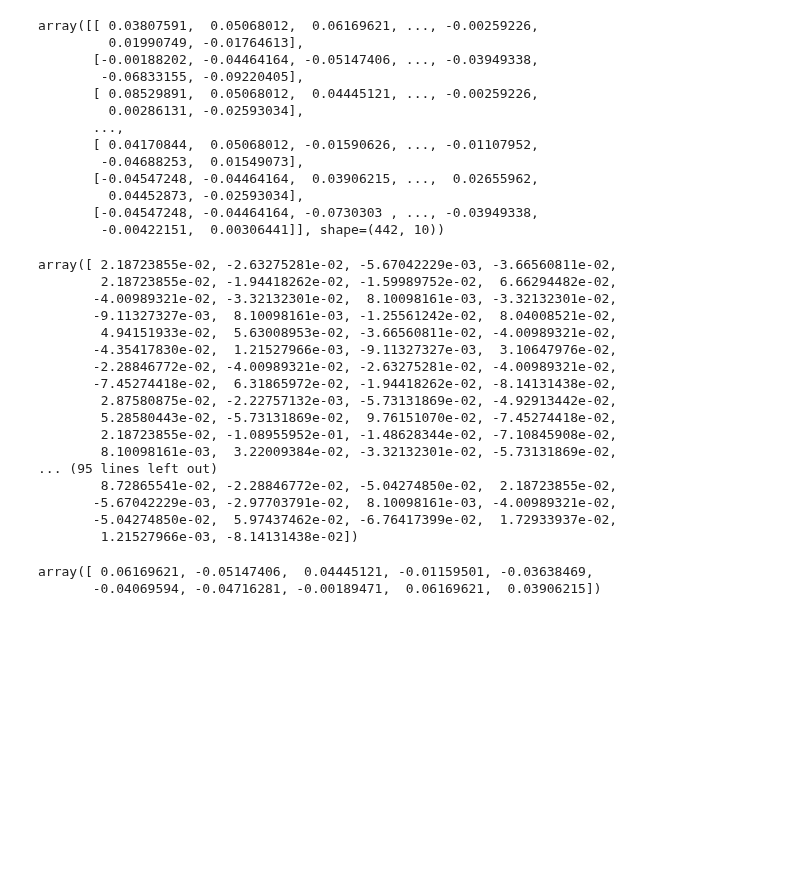
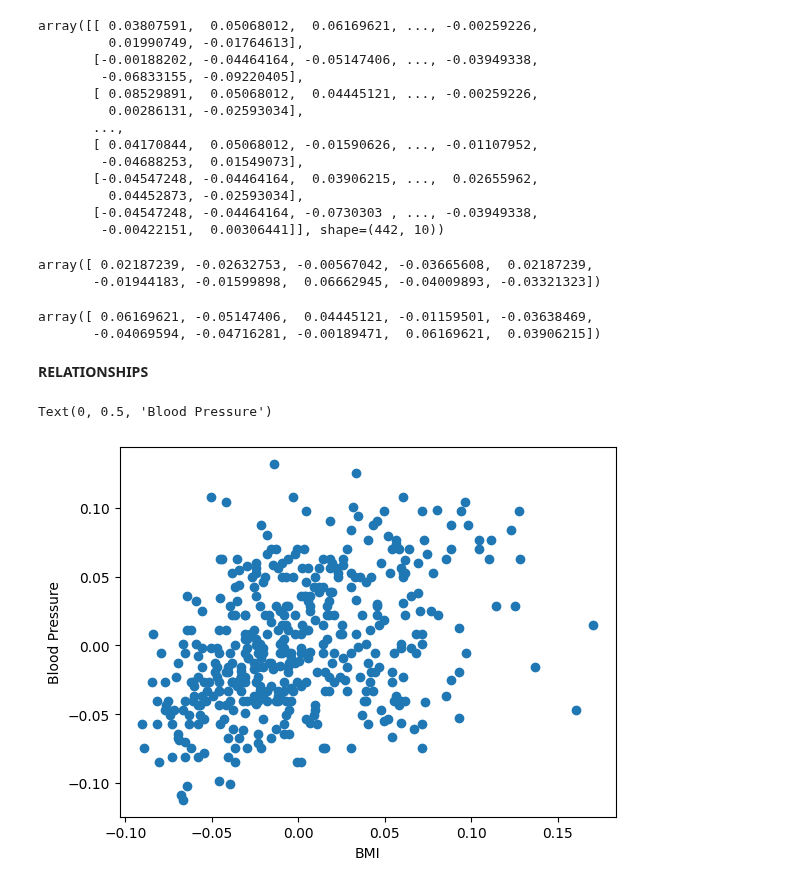
Before and after one commit to Glogover/principles_of_data_analytics, a Jupyter notebook: scatterplots.ipynb, the cells around one changed output. Saved outputs shown, nothing was run; the diff lists cells and outputs as text; code cells hidden in the pictures; blank space fills up the shorter version.

```diff
--- a/scatterplots.ipynb
+++ b/scatterplots.ipynb
@@ -78,26 +78,11 @@ array([[ 0.03807591,  0.05068012,  0.06169621, ..., -0.00259226,
 # Blood pressure
 bp = diabetes.data[:, 3] # The same as: [0:len(data), 3] The column at index 3 (the fourth column)
 
-# Show
-bp
+# Show first ten
+bp[:10]
 # %% [output]
-array([ 2.18723855e-02, -2.63275281e-02, -5.67042229e-03, -3.66560811e-02,
-        2.18723855e-02, -1.94418262e-02, -1.59989752e-02,  6.66294482e-02,
-       -4.00989321e-02, -3.32132301e-02,  8.10098161e-03, -3.32132301e-02,
-       -9.11327327e-03,  8.10098161e-03, -1.25561242e-02,  8.04008521e-02,
-        4.94151933e-02,  5.63008953e-02, -3.66560811e-02, -4.00989321e-02,
-       -4.35417830e-02,  1.21527966e-03, -9.11327327e-03,  3.10647976e-02,
-       -2.28846772e-02, -4.00989321e-02, -2.63275281e-02, -4.00989321e-02,
-       -7.45274418e-02,  6.31865972e-02, -1.94418262e-02, -8.14131438e-02,
-        2.87580875e-02, -2.22757132e-03, -5.73131869e-02, -4.92913442e-02,
-        5.28580443e-02, -5.73131869e-02,  9.76151070e-02, -7.45274418e-02,
-        2.18723855e-02, -1.08955952e-01, -1.48628344e-02, -7.10845908e-02,
-        8.10098161e-03,  3.22009384e-02, -3.32132301e-02, -5.73131869e-02,
-... (95 lines left out)
-        8.72865541e-02, -2.28846772e-02, -5.04274850e-02,  2.18723855e-02,
-       -5.67042229e-03, -2.97703791e-02,  8.10098161e-03, -4.00989321e-02,
-       -5.04274850e-02,  5.97437462e-02, -6.76417399e-02,  1.72933937e-02,
-        1.21527966e-03, -8.14131438e-02])
+array([ 0.02187239, -0.02632753, -0.00567042, -0.03665608,  0.02187239,
+       -0.01944183, -0.01599898,  0.06662945, -0.04009893, -0.03321323])
 # %%
 # BMI
 bmi = diabetes.data[:, 2]
@@ -107,3 +92,18 @@ bmi[:10] # The first ten values
 # %% [output]
 array([ 0.06169621, -0.05147406,  0.04445121, -0.01159501, -0.03638469,
        -0.04069594, -0.04716281, -0.00189471,  0.06169621,  0.03906215])
+# %% [markdown]
+**RELATIONSHIPS**
+# %%
+# Create a figure and an axis
+fig, ax = plt.subplots()
+
+# Scatter plot
+ax.scatter(bmi, bp)
+
+# Labels
+ax.set_xlabel('BMI')
+ax.set_ylabel('Blood Pressure')
+# %% [output]
+Text(0, 0.5, 'Blood Pressure')
+[figure, added]
```
Also changed, not shown: parts of 1 cell of this notebook.
